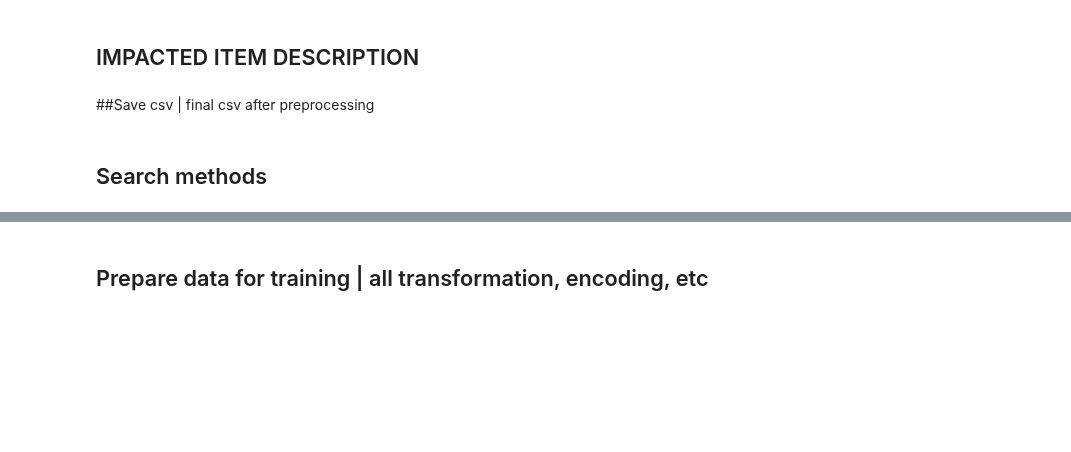
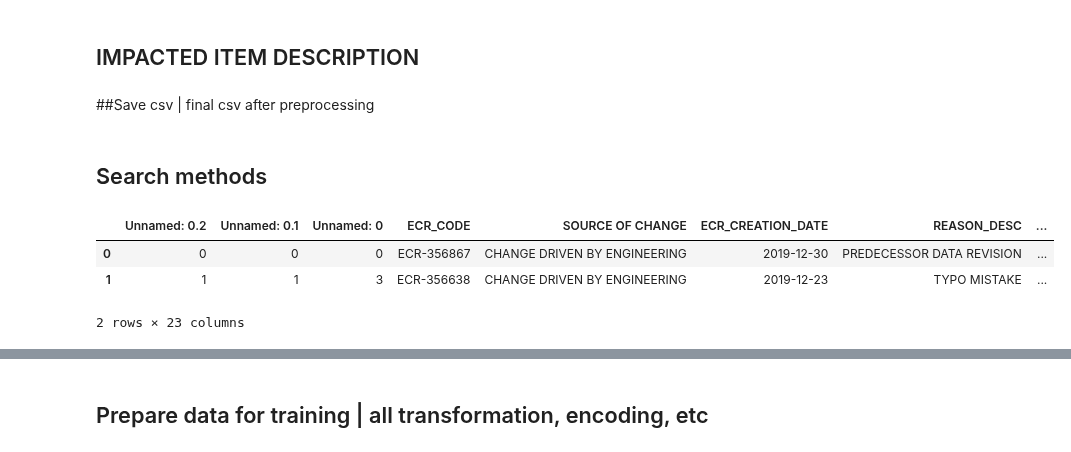
Before and after one commit to adnaksbhat/Colab_JupyterNotebooks, a Jupyter notebook: ECR_All_Closed_2020_2024.ipynb, the cells around one changed output, grey strips where cells are left out. Cells and saved outputs as stored; diff of their text form; code cells hidden in the pictures; blank space fills up the shorter version.

```diff
--- a/ECR_All_Closed_2020_2024.ipynb
+++ b/ECR_All_Closed_2020_2024.ipynb
@@ -725,4 +725,11 @@ df=pd.read_csv('/content/df_final.csv')
 # %%
 import pandas as pd
 
-df2=pd.read_csv('/content/df_final.csv')
+df=pd.read_csv('/content/df_final.csv')
+# %%
+df.head(2)
+# %% [output]
+|  | Unnamed: 0.2 | Unnamed: 0.1 | Unnamed: 0 | ECR_CODE | SOURCE OF CHANGE | ECR_CREATION_DATE | REASON_DESC | ... |
+| 0 | 0 | 0 | 0 | ECR-356867 | CHANGE DRIVEN BY ENGINEERING | 2019-12-30 | PREDECESSOR DATA REVISION | ... |
+| 1 | 1 | 1 | 3 | ECR-356638 | CHANGE DRIVEN BY ENGINEERING | 2019-12-23 | TYPO MISTAKE | ... |
+2 rows × 23 columns
```
Also changed, not shown: parts of 16 cells of this notebook.
